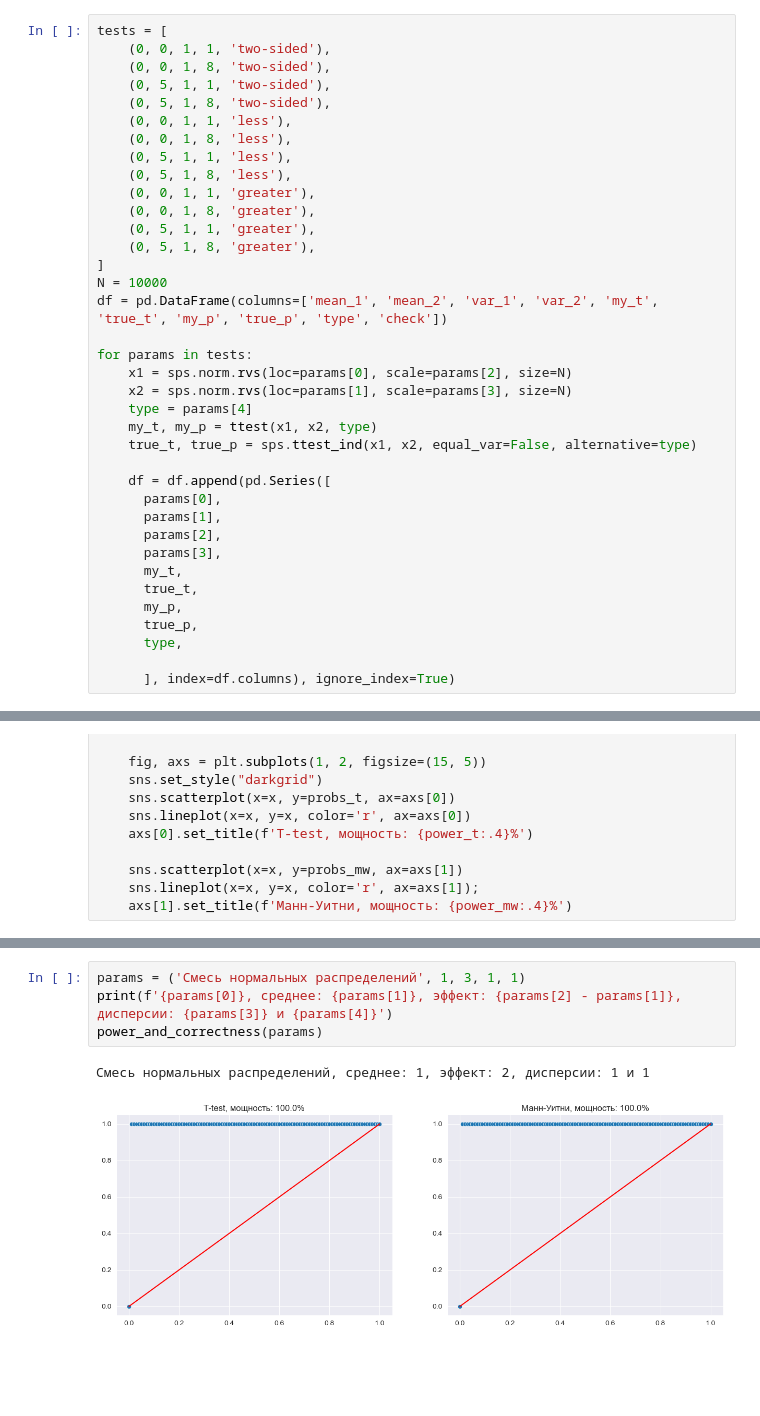
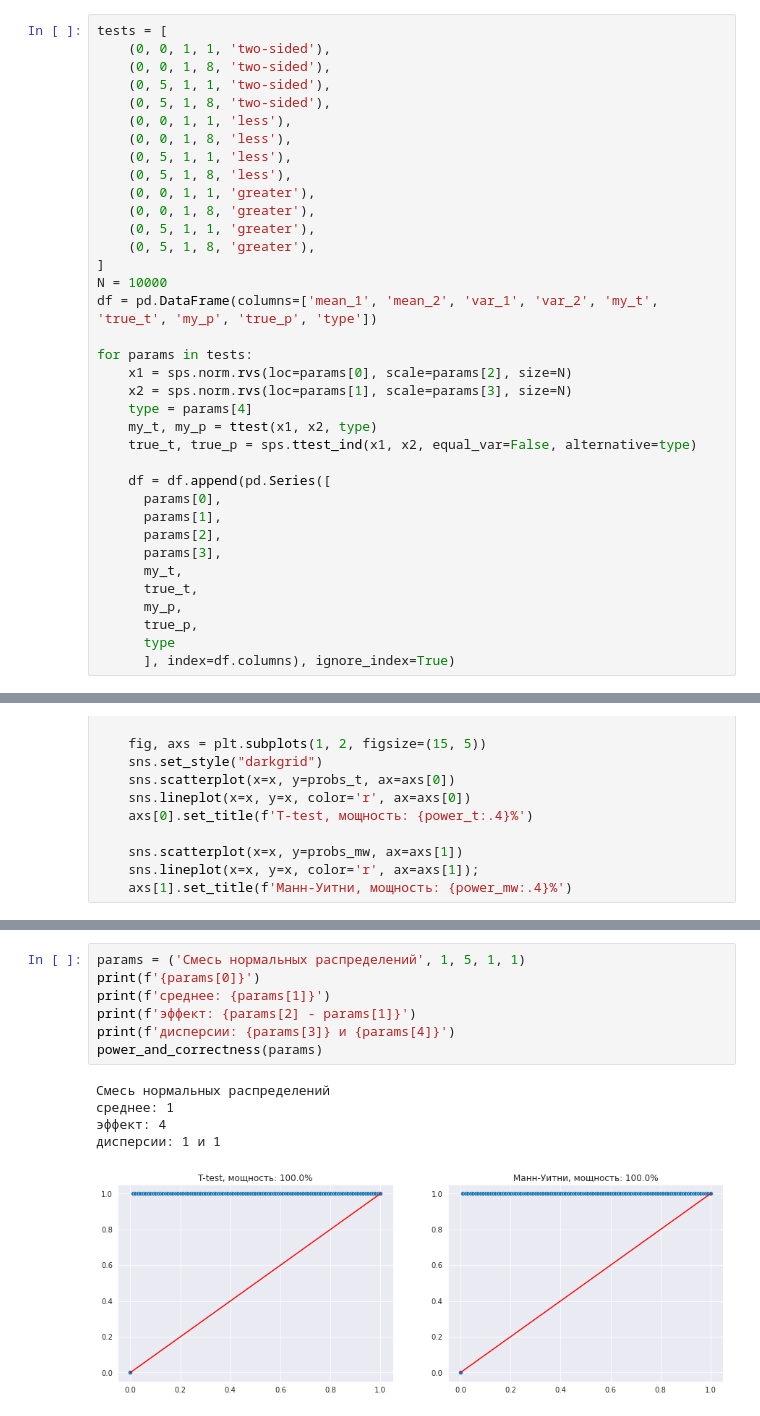
Before and after one commit to Naumenko-KM/MADE_2_AB, a Jupyter notebook: HWs /2.ipynb, the cells around one changed output, grey strips where cells are left out. Cells and saved outputs as stored; diff of their text form; blank space fills up the shorter version.

```diff
--- a/HWs /2.ipynb
+++ b/HWs /2.ipynb
@@ -67,7 +67,7 @@ tests = [
     (0, 5, 1, 8, 'greater'),
 ]
 N = 10000
-df = pd.DataFrame(columns=['mean_1', 'mean_2', 'var_1', 'var_2', 'my_t', 'true_t', 'my_p', 'true_p', 'type', 'check'])
+df = pd.DataFrame(columns=['mean_1', 'mean_2', 'var_1', 'var_2', 'my_t', 'true_t', 'my_p', 'true_p', 'type'])
 
 for params in tests:
     x1 = sps.norm.rvs(loc=params[0], scale=params[2], size=N)
@@ -85,8 +85,7 @@ for params in tests:
       true_t,
       my_p,
       true_p,
-      type,
-
+      type
       ], index=df.columns), ignore_index=True)
 # %%
 df['check'] = df.apply(
@@ -271,7 +388,13 @@ power_and_correctness(params)
 # %%
-params = ('Смесь нормальных распределений', 1, 3, 1, 1)
-print(f'{params[0]}, среднее: {params[1]}, эффект: {params[2] - params[1]}, дисперсии: {params[3]} и {params[4]}')
+params = ('Смесь нормальных распределений', 1, 5, 1, 1)
+print(f'{params[0]}')
+print(f'среднее: {params[1]}')
+print(f'эффект: {params[2] - params[1]}')
+print(f'дисперсии: {params[3]} и {params[4]}')
 power_and_correctness(params)
 # %% [output]
-Смесь нормальных распределений, среднее: 1, эффект: 2, дисперсии: 1 и 1
+Смесь нормальных распределений
+среднее: 1
+эффект: 4
+дисперсии: 1 и 1
-[figure, old version]
+[figure, new version]
```
Also changed, not shown: parts of 26 cells of this notebook, 6 other files.
